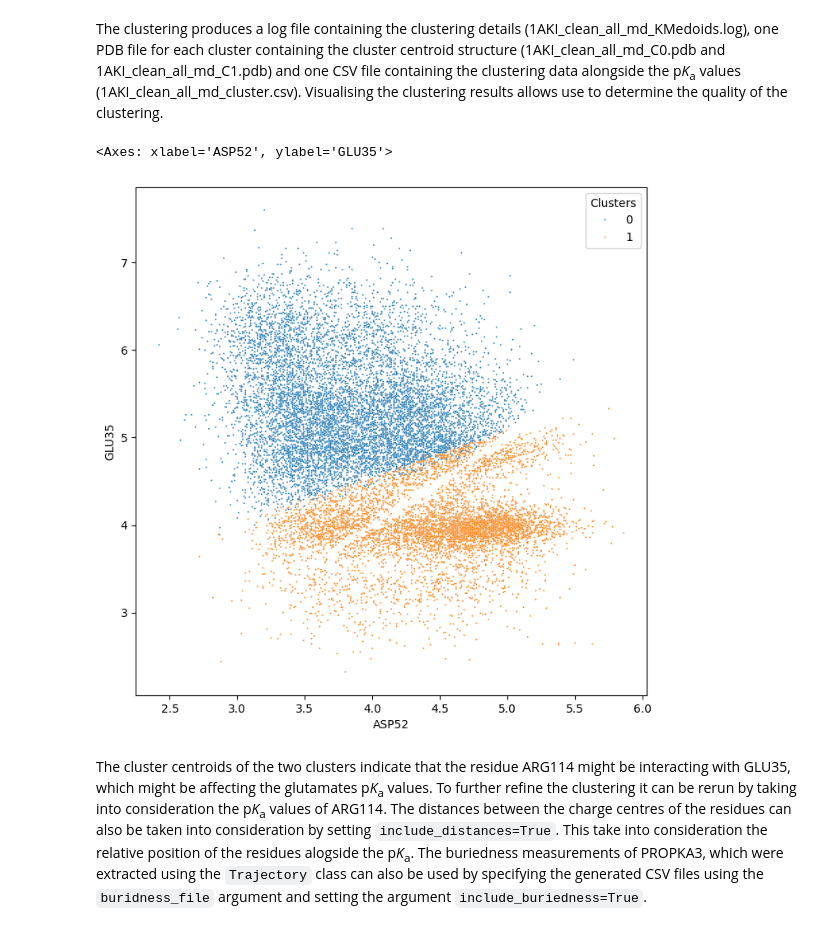
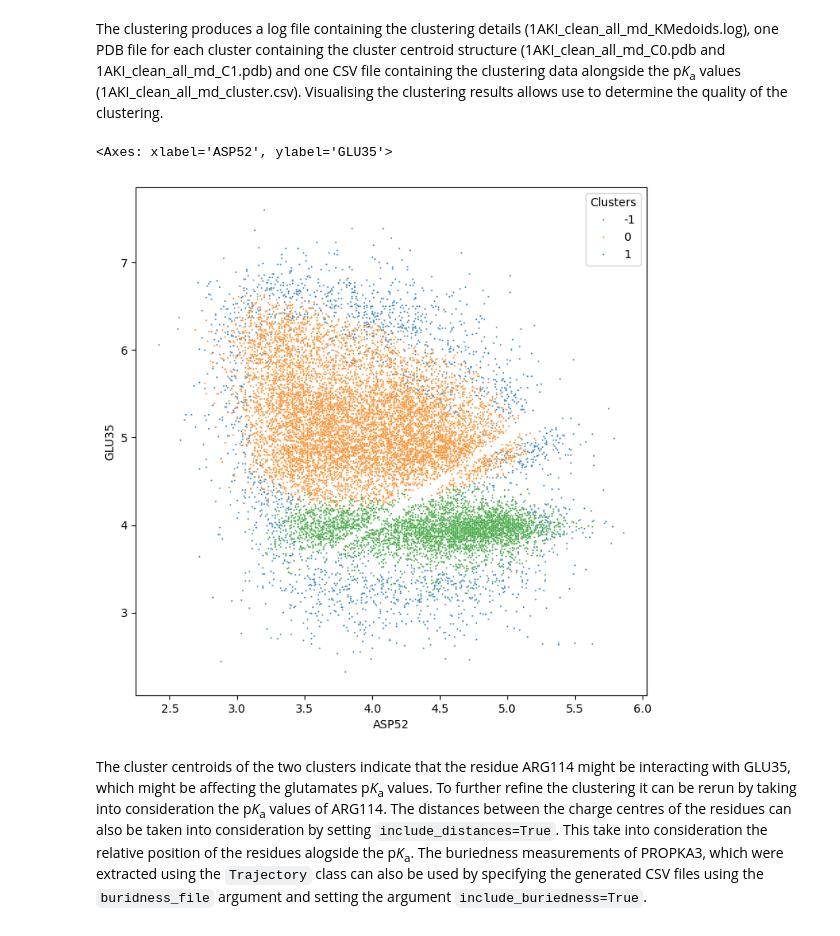
Before and after one commit to fornililab/TrIPP, a Jupyter notebook: tutorial.ipynb, the cells around one changed output. Cells and saved outputs as stored; diff of their text form; code cells hidden in the pictures.

Commit message:
DBSCAN function modified to include scanning range. Tutorial notebook also updated with DBSCAN clustering.

```diff
--- a/tutorial.ipynb
+++ b/tutorial.ipynb
@@ -446,13 +506,16 @@ Best number of clusters identified at 2 with an average silhouette score of 0.44
 # %% [markdown]
 The clustering produces a log file containing the clustering details (1AKI_clean_all_md_KMedoids.log), one PDB file for each cluster containing the cluster centroid structure (1AKI_clean_all_md_C0.pdb and 1AKI_clean_all_md_C1.pdb) and one CSV file containing the clustering data alongside the p*K*<sub>a</sub> values (1AKI_clean_all_md_cluster.csv). Visualising the clustering results allows use to determine the quality of the clustering.
 # %%
+import matplotlib.pyplot as plt
+import seaborn as sns
+import pandas as pd
 fig = plt.subplots(figsize=(8,8))
 
-df_cluster = pd.read_csv(f'{output_directory}/1AKI_all_md_KMedoids_cluster.csv')
+df_cluster = pd.read_csv(f'{output_directory}/1AKI_all_md_DBSCAN_cluster.csv')
 sns.scatterplot(data=df_cluster, x='ASP52', y='GLU35', s=2, hue='Clusters', palette='tab10')
 # %% [output]
 <Axes: xlabel='ASP52', ylabel='GLU35'>
-[figure, old version]
+[figure, new version]
 # %% [markdown]
 The cluster centroids of the two clusters indicate that the residue ARG114 might be interacting with GLU35, which might be affecting the glutamates p*K*<sub>a</sub> values. To further refine the clustering it can be rerun by taking into consideration the p*K*<sub>a</sub> values of ARG114. The distances between the charge centres of the residues can also be taken into consideration by setting `include_distances=True`. This take into consideration the relative position of the residues alogside the p*K*<sub>a</sub>. The buriedness measurements of PROPKA3, which were extracted using the `Trajectory` class can also be used by specifying the generated CSV files using the `buridness_file` argument and setting the argument `include_buriedness=True`.
 
```
Also changed, not shown: parts of 2 cells of this notebook, 5 other files.
